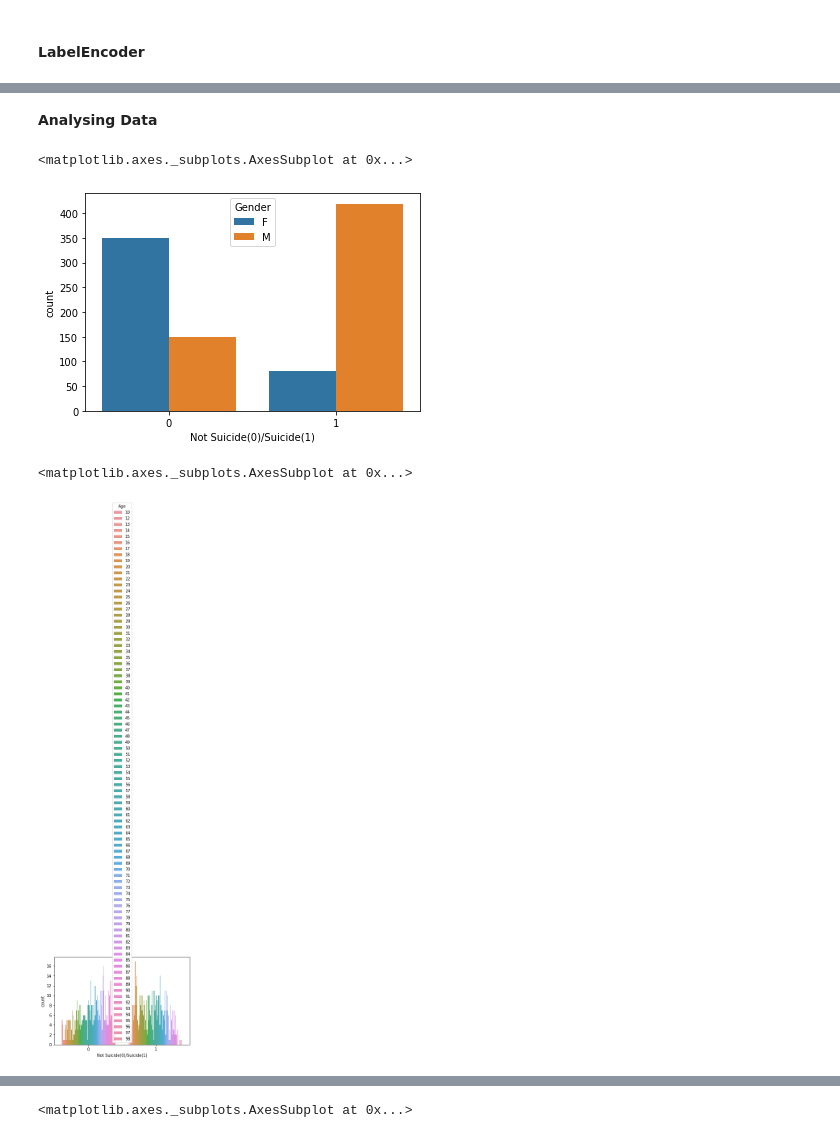
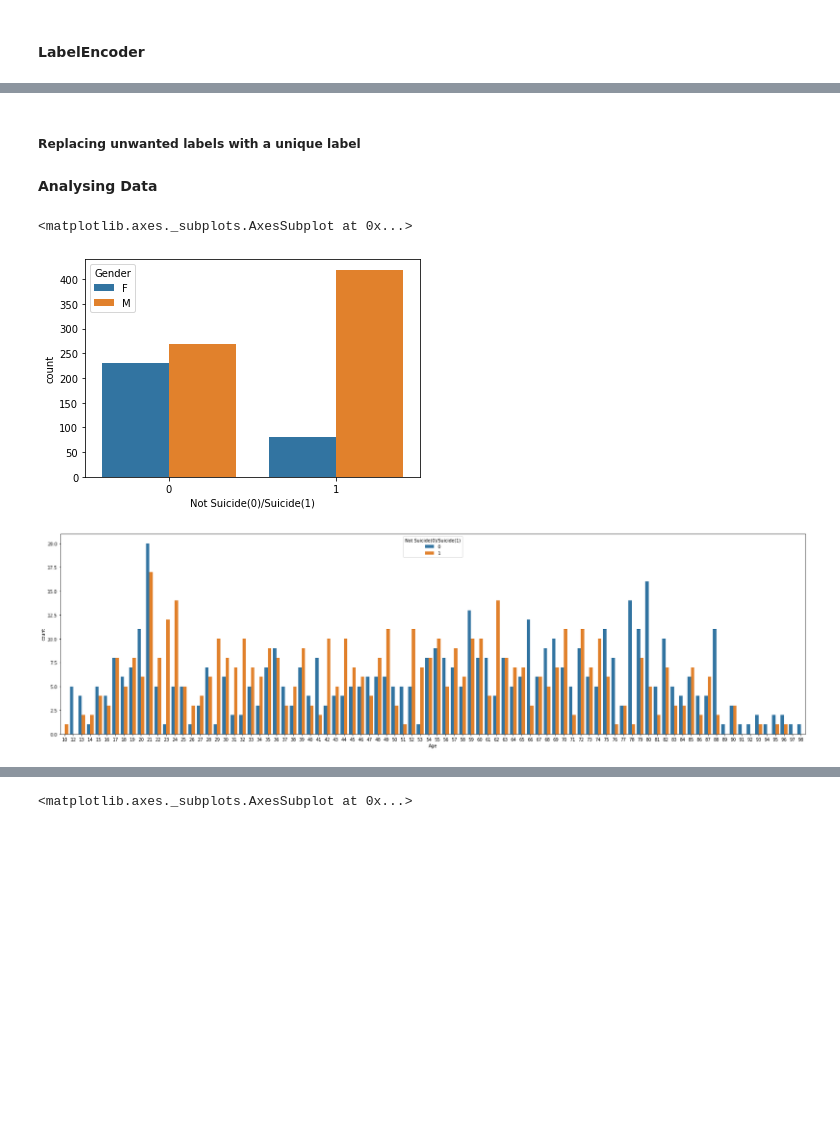
Before and after one commit to dinisurunisal/Suicide-Risk-Prediction-Project, a Jupyter notebook: LogisticRegression/Log1.ipynb, the cells around one changed output, grey strips where cells are left out. Drawn from its saved outputs; the diff is of its cells as text; code cells hidden in the pictures; blank space fills up the shorter version.

```diff
--- a/LogisticRegression/Log1.ipynb
+++ b/LogisticRegression/Log1.ipynb
@@ -13,7 +13,7 @@ import matplotlib.pyplot as plt
 # %% [markdown]
 #### Load dataset
 # %%
-url = "Dataset/FINAL Data.csv"
+url = "Dataset/Test-Data-6.csv"
 df = pd.read_csv(url)
 include = [ 'Age', 'Gender', 'Religon', 'Race', 'Nature Of Occupation' ,
            'Civil Status' ,'Education Level' ,'Reason' ,'Lifetime Psychiatric Hospitalizations' ,
@@ -91,6 +91,16 @@ Try using .loc[row_indexer,col_indexer] = value instead
 
 See the caveats in the documentation: https://pandas.pydata.org/pandas-docs/stable/user_guide/indexing.html#returning-a-view-versus-a-copy
   import sys
+# %% [markdown]
+##### Replacing unwanted labels with a unique label
+# %%
+df.replace(['Asthma', "Alzheimer's disease", 'Diabetes',
+              'Cirrhosis', 'Ischemic heart disease',
+              'Road Accident','Chronic kidney disease'],
+             ['Natural Death','Natural Death','Natural Death','Natural Death',
+              'Natural Death','Natural Death','Natural Death'], inplace = True)
+df.replace(['Stroke/Chronic diseases & Physical disabilities'],
+             ['Chronic diseases & Physical disabilities'], inplace = True)
 # %% [markdown]
 **Analysing Data**
 # %%
@@ -98,14 +108,15 @@ See the caveats in the documentation: https://pandas.pydata.org/pandas-docs/stab
 sns.countplot(x="Not Suicide(0)/Suicide(1)",hue="Gender",data=df)
 # %% [output]
 <matplotlib.axes._subplots.AxesSubplot at 0x...>
-[figure, old version]
+[figure, new version]
 # %%
 #Comparing Age
-sns.countplot(x="Not Suicide(0)/Suicide(1)",hue="Age",data=df)
-# plt.savefig('Age.svg')
+a4_dims = (30, 8.27)
+fig, ax = plt.subplots(figsize=a4_dims)
+sns.countplot(x="Age",hue="Not Suicide(0)/Suicide(1)",data=df, ax=ax)
+plt.savefig('Age.svg')
 # %% [output]
-<matplotlib.axes._subplots.AxesSubplot at 0x...>
-[figure, old version]
+[figure, new version]
 # %%
 #Comparing Religion
 sns.countplot(x="Not Suicide(0)/Suicide(1)",hue="Religon",data=df)
```
Also changed, not shown: parts of 19 cells of this notebook, 19 other files.
